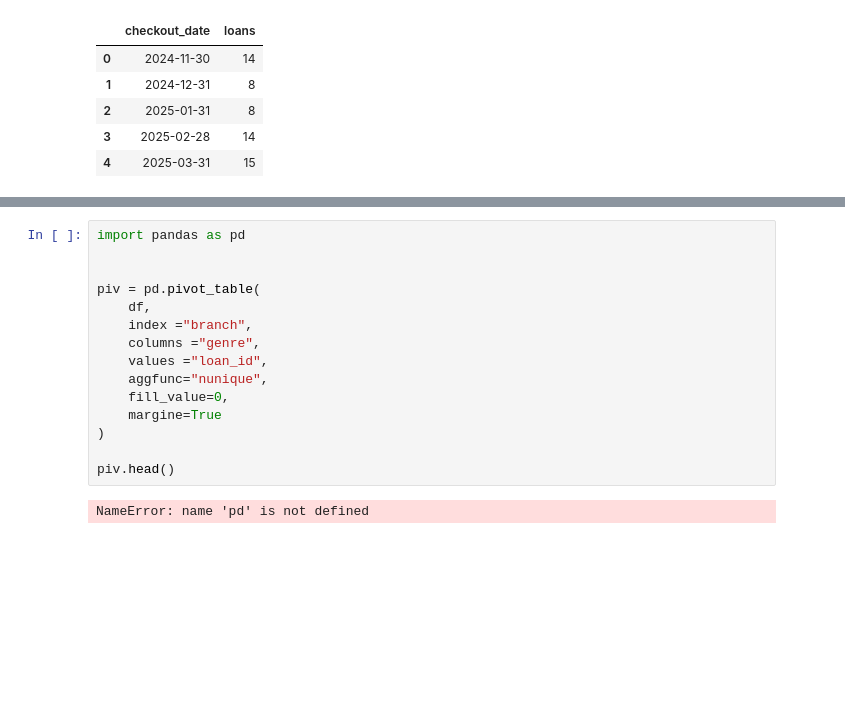
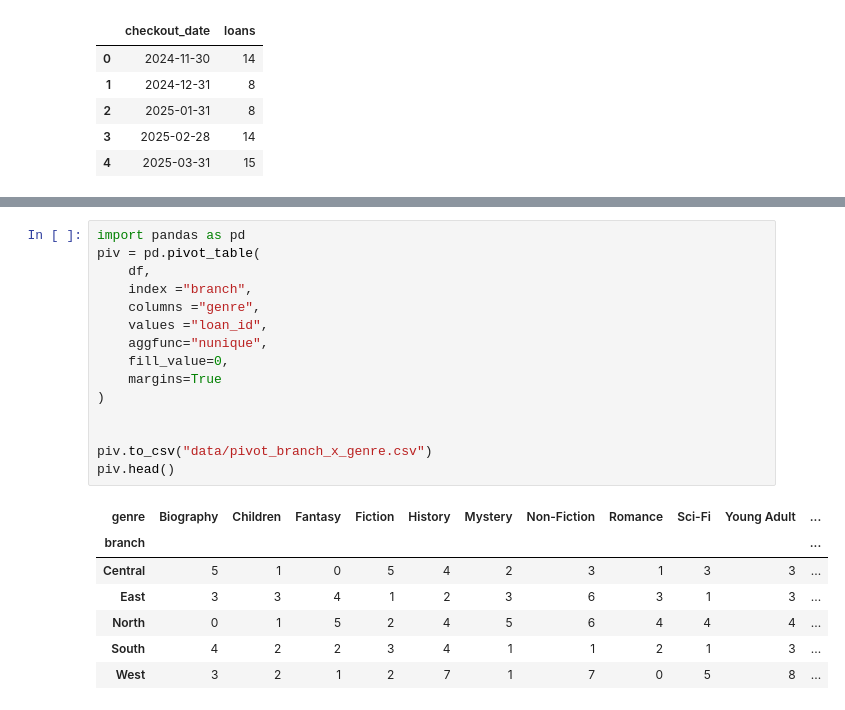
Before and after one commit to hamedre08-collab/EDA-biblioteket, a Jupyter notebook: report.ipynb, the cells around one changed output, grey strips where cells are left out. Saved outputs shown, nothing was run; the diff lists cells and outputs as text; blank space fills up the shorter version.

```diff
--- a/report.ipynb
+++ b/report.ipynb
@@ -107,18 +118,24 @@ V.box_h(ax, df["loan_day"], "lånetid -spridning","Dagar")
 [figure]
 # %%
 import pandas as pd
-
-
 piv = pd.pivot_table(
     df,
     index ="branch",
     columns ="genre",
     values ="loan_id",
     aggfunc="nunique",
     fill_value=0,
-    margine=True
+    margins=True
 )
 
+
+piv.to_csv("data/pivot_branch_x_genre.csv")
 piv.head()
 # %% [output]
-NameError: name 'pd' is not defined
+| genre | Biography | Children | Fantasy | Fiction | History | Mystery | Non-Fiction | Romance | Sci-Fi | Young Adult | ... |
+| branch |  |  |  |  |  |  |  |  |  |  | ... |
+| Central | 5 | 1 | 0 | 5 | 4 | 2 | 3 | 1 | 3 | 3 | ... |
+| East | 3 | 3 | 4 | 1 | 2 | 3 | 6 | 3 | 1 | 3 | ... |
+| North | 0 | 1 | 5 | 2 | 4 | 5 | 6 | 4 | 4 | 4 | ... |
+| South | 4 | 2 | 2 | 3 | 4 | 1 | 1 | 2 | 1 | 3 | ... |
+| West | 3 | 2 | 1 | 2 | 7 | 1 | 7 | 0 | 5 | 8 | ... |
```
Also changed, not shown: parts of 3 cells of this notebook, 6 other files.
